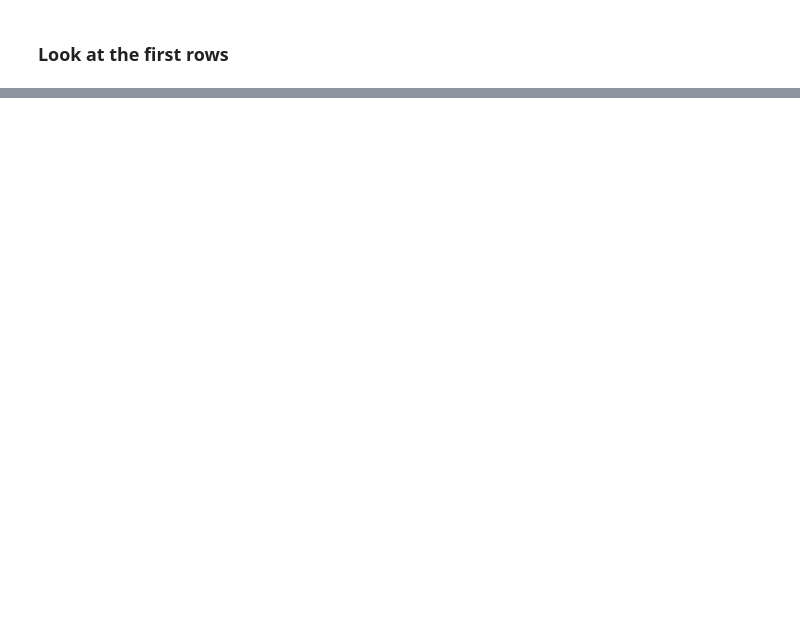
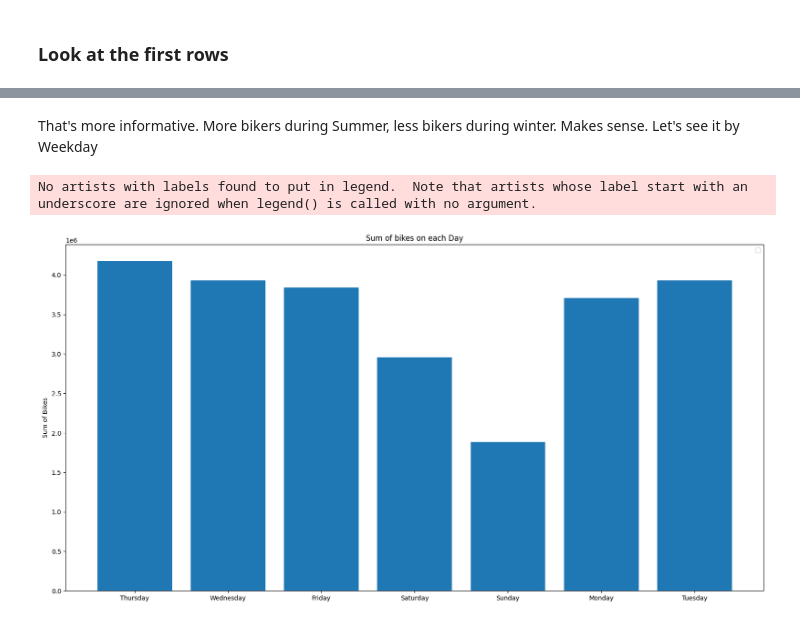
Before and after one commit to maanex/2023-amse, a Jupyter notebook: project/exploration.ipynb, the cells around one changed output, grey strips where cells are left out. Cells and saved outputs as stored; diff of their text form; code cells hidden in the pictures; blank space fills up the shorter version.

```diff
--- a/project/exploration.ipynb
+++ b/project/exploration.ipynb
@@ -77,0 +95,15 @@ array([1])
+# %% [markdown]
+That's more informative. More bikers during Summer, less bikers during winter. Makes sense.
+Let's see it by Weekday
+# %%
+day_names = [ 'Monday', 'Tuesday', 'Thursday', 'Wednesday', 'Friday', 'Saturday', 'Sunday' ]
+
+plt.figure(figsize=(20, 10))
+plt.bar([day_names[int(x)] for x in list(byWeekday.keys())], byWeekday.values())
+plt.ylabel("Sum of Bikes")
+plt.title("Sum of bikes on each Day")
+plt.legend()
+plt.show()
+# %% [output]
+No artists with labels found to put in legend.  Note that artists whose label start with an underscore are ignored when legend() is called with no argument.
+[figure, added]
```
Also changed, not shown: parts of 18 cells of this notebook.
